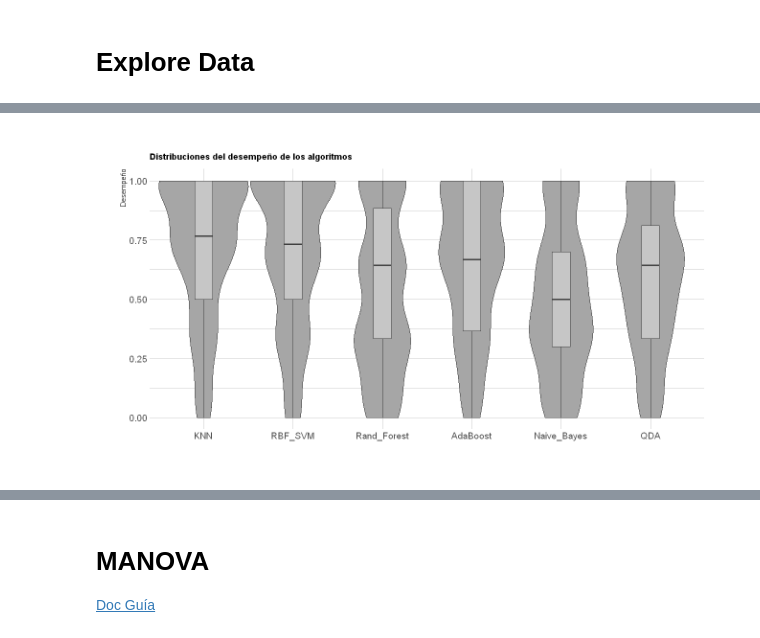
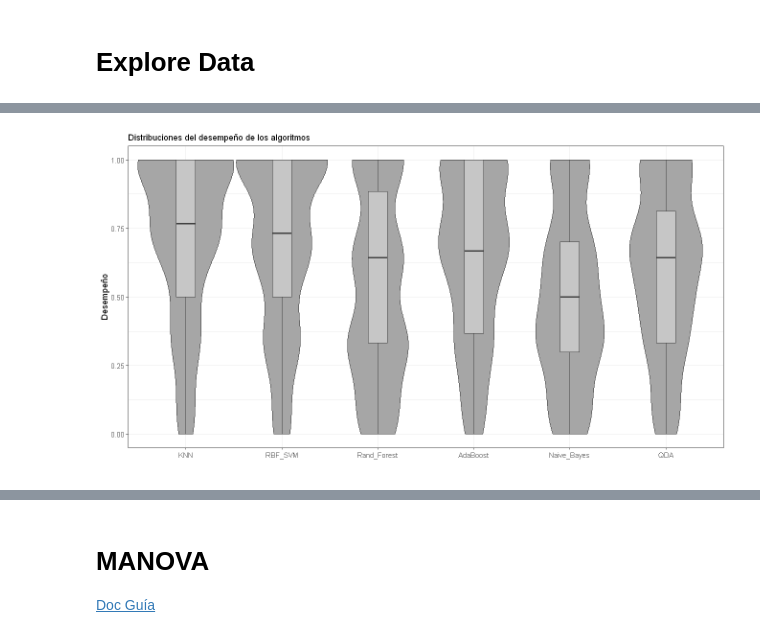
Before and after one commit to Yagwar/ASAG_Test, a Jupyter notebook: Final Results.ipynb, the cells around one changed output, grey strips where cells are left out. Saved outputs shown, nothing was run; the diff lists cells and outputs as text; code cells hidden in the pictures.

```diff
--- a/Final Results.ipynb
+++ b/Final Results.ipynb
@@ -106,7 +106,8 @@ data_clasifs_melt %>%
   ggplot( aes(x=Clasificador, y=Desempeño)) +
     geom_violin(width=1, fill="gray65") + #width=1.4
     geom_boxplot(width=.2, color="gray25", alpha=0.5, fill="gray90") +
-    theme_ipsum() +
+    theme_bw() +
+#     theme_ipsum() +
     theme(
       legend.position="none",
       plot.title = element_text(size=11)
@@ -135 +120 @@ Warning message in grid.Call(C_stringMetric, as.graphicsAnnot(x$label)):
-[figure, old version]
+[figure, new version]
```
Also changed, not shown: parts of 7 cells of this notebook, 1 other file.
